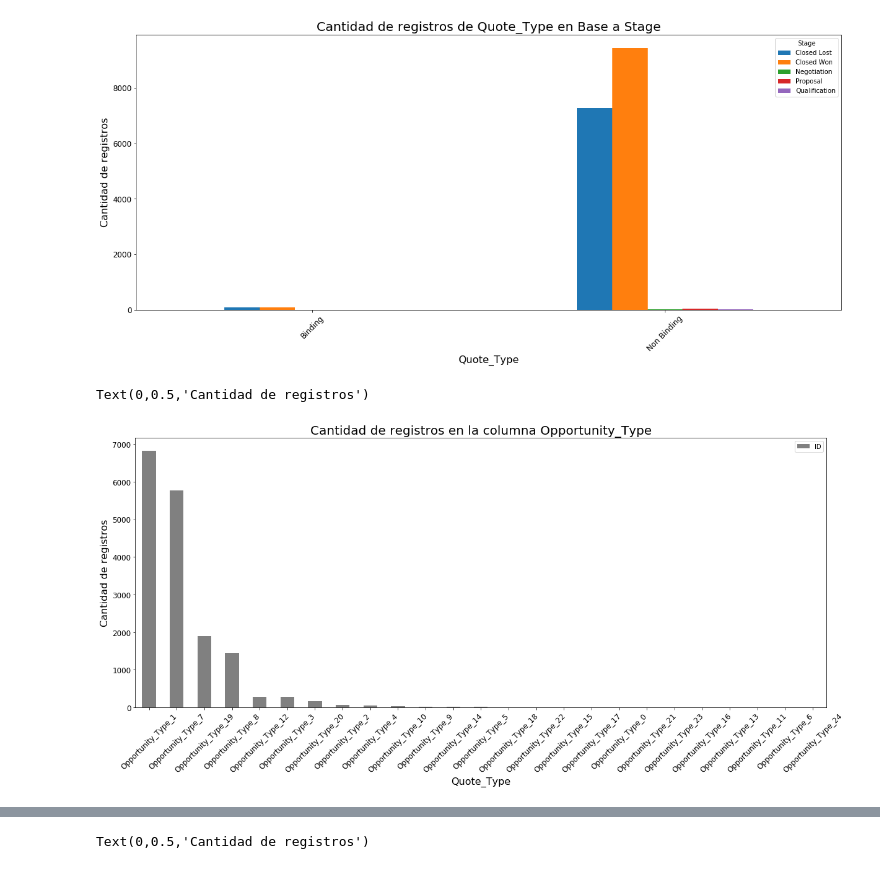
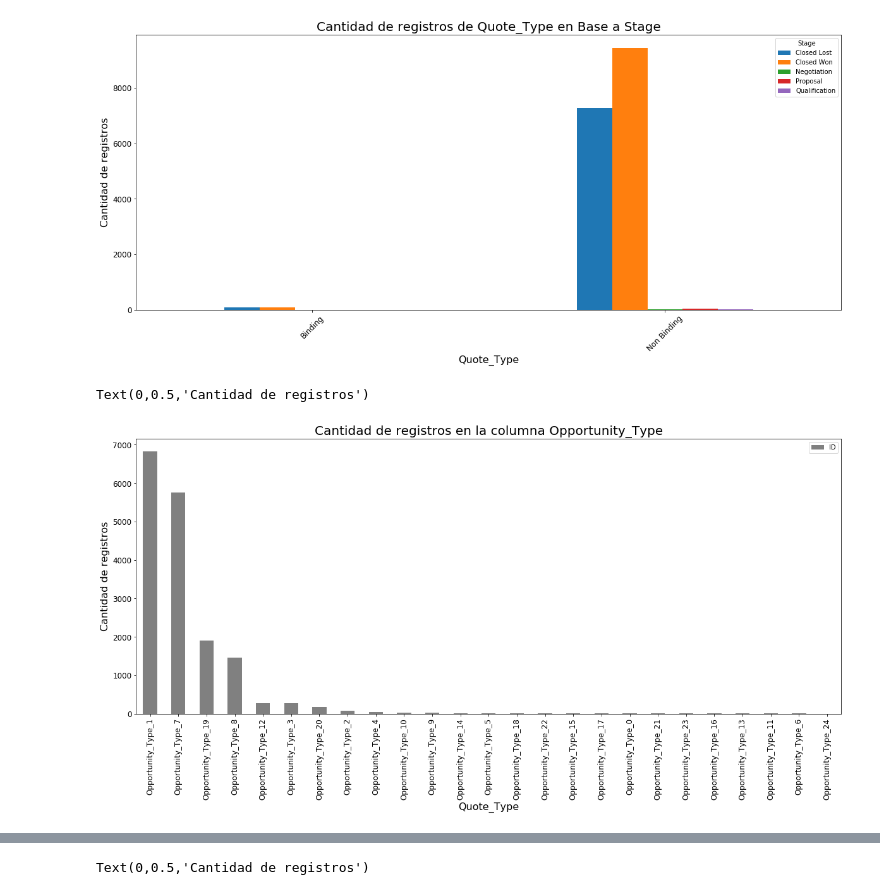
Before and after one commit to felipegonzalez2112/tp-2020-orga-datos, a Jupyter notebook: TP1-Analisis.ipynb, the cells around one changed output, grey strips where cells are left out. Drawn from its saved outputs; the diff is of its cells as text; code cells hidden in the pictures.

```diff
--- a/TP1-Analisis.ipynb
+++ b/TP1-Analisis.ipynb
@@ -326,16 +440,16 @@ Text(0,0.5,'Cantidad de registros')
 # %%
 
 
 Opportunity_Type = eci.groupby('Opportunity_Type').agg({'ID':'count'}).sort_values(by='ID', ascending=False)
 
-Opportunity_Type.plot(kind='bar',rot=45, figsize=(20,8), color='Grey' ,fontsize=12)
+Opportunity_Type.plot(kind='bar',rot=90, figsize=(20,8), color='Grey' ,fontsize=12)
 
 plt.title('Cantidad de registros en la columna Opportunity_Type', fontsize=20);
 plt.xlabel('Quote_Type', fontsize=16);
 plt.ylabel('Cantidad de registros', fontsize=16)
 # %% [output]
 Text(0,0.5,'Cantidad de registros')
-[figure, old version]
+[figure, new version]
 # %%
 Opportunity_Type_group = eci.groupby(['Opportunity_Type','Stage']).agg({'ID':'count'}).sort_values(by='ID', ascending=False).reset_index()
 Opportunity_Type_pivot = Opportunity_Type_group.pivot_table(index='Opportunity_Type',columns='Stage',values='ID', aggfunc=np.sum)
```
Also changed, not shown: parts of 20 cells of this notebook.
